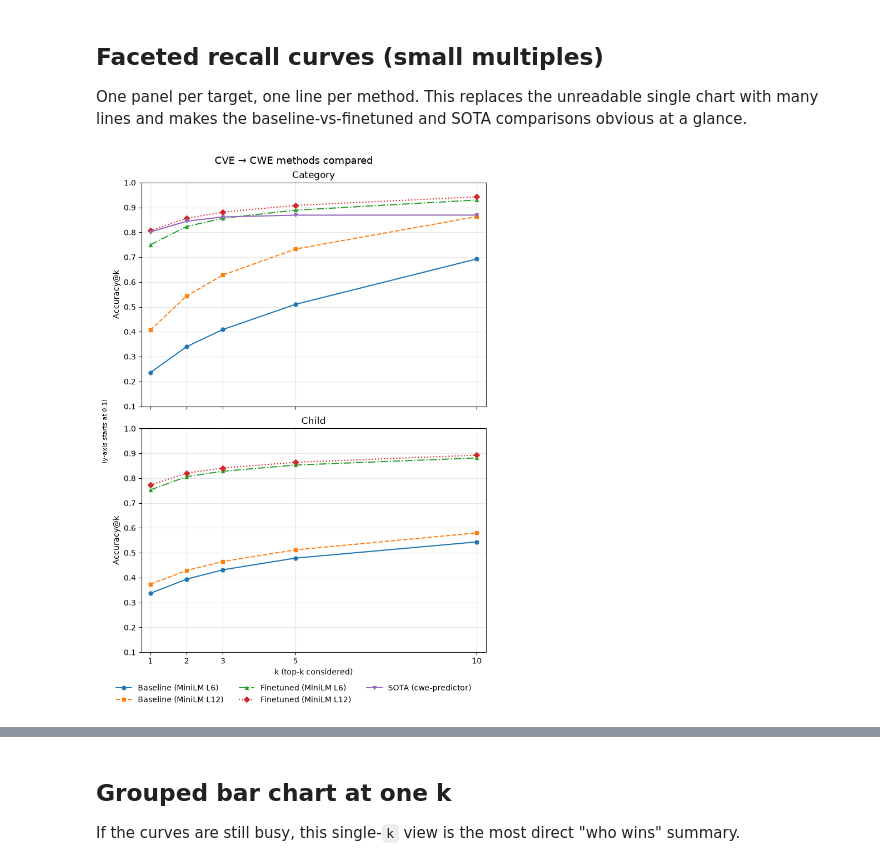
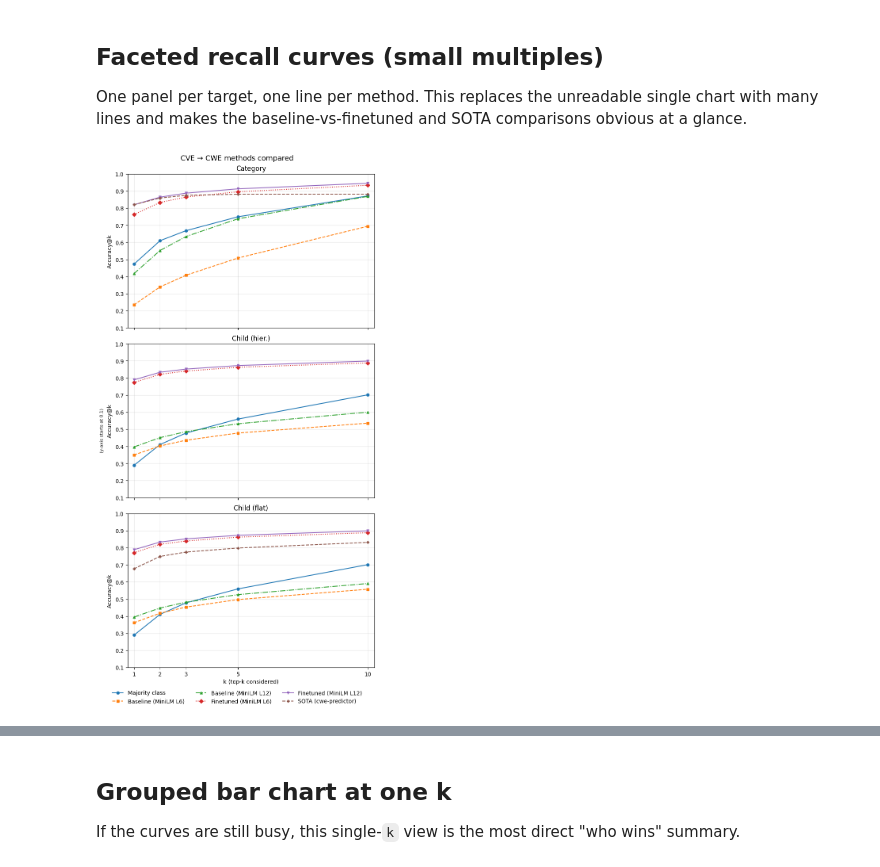
Before and after one commit to regularpooria/CWE_CVE_Mapping, a Jupyter notebook: experiments/model_comparison.ipynb, the cells around one changed output, grey strips where cells are left out. Cells and saved outputs as stored; diff of their text form; code cells hidden in the pictures.

Commit message:
updated model comparison

```diff
--- a/experiments/model_comparison.ipynb
+++ b/experiments/model_comparison.ipynb
@@ -74,7 +74,7 @@ HF_CVE_REPO_ID = "regularpooria/NVD_CVE_699_Dataset"  # pushed by dataset/push_n
 SOTA_MODEL_ID = "mulliken/cwe-predictor"              # state-of-the-art flat classifier
 
 KS = [1, 2, 3, 5, 10]
-BEAM = 100  # categories visited by the hierarchical search
+BEAM = 20  # categories visited by the hierarchical search
 
 # Set to an int (e.g. 5000) for a quick run, or None to use every CVE.
 SAMPLE_SIZE = None
@@ -368,7 +374,7 @@ def evaluate_sota(label, model_id):
     label_ids = resolve_label_ids(model_id, model)
 
     @torch.no_grad()
-    def predict_topk(texts, k=max(KS), batch_size=32, max_length=512):
+    def predict_topk(texts, k=max(KS), batch_size=64, max_length=512):
         order = np.argsort([len(t) for t in texts])
         out = [None] * len(texts)
         for start in tqdm(range(0, len(texts), batch_size)):
@@ -399,6 +405,7 @@ def evaluate_sota(label, model_id):
         "child (hierarchical)": None,  # classifiers have no category stage
         "child (flat)": curves(truths_child, top_children_flat),
         "mrr_flat": mean_reciprocal_rank(truths_child, top_children_flat),
+        "y_pred_child": [row[0] for row in top_children_flat],
     }
 # %% [markdown]
 ## Run every method
@@ -425,5 +432,35 @@ Requirement already satisfied: mdurl~=0.1 in /usr/local/lib/python3.13/dist-pack
 # %%
-results = [evaluate_st_model(label, path) for label, path in ST_METHODS.items()]
+from collections import Counter
+
+
+def evaluate_majority(label="Majority class"):
+    """Trivial baseline: always predict the most frequent category / child ids.
+
+    For recall@k we predict the `k` most frequent ids, so the baseline is
+    meaningful for every k rather than only @1.
+    """
+    def top_ids(truths, k):
+        counts = Counter(c for row in truths for c in row)
+        return [c for c, _ in counts.most_common(k)]
+
+    n = len(CVE)
+    top_cats = top_ids(CVE["true_categories"], max(KS))
+    top_children = top_ids(CVE["true_children"], max(KS))
+
+    truths_cat = CVE["true_categories"]
+    truths_child = CVE["true_children"]
+    return {
+        "method": label,
+        "category": curves(truths_cat, [top_cats] * n),
+        "child (hierarchical)": curves(truths_child, [top_children] * n),
+        "child (flat)": curves(truths_child, [top_children] * n),
+        "mrr_flat": mean_reciprocal_rank(truths_child, [top_children] * n),
+        "y_pred_child": [top_children[0]] * n,
+    }
+
+
+results = [evaluate_majority("Majority class")]
+results += [evaluate_st_model(label, path) for label, path in ST_METHODS.items()]
 results.append(evaluate_sota("SOTA (cwe-predictor)", SOTA_MODEL_ID))
 
 METHOD_ORDER = [r["method"] for r in results]
@@ -465,10 +537,11 @@ METHOD_ORDER = results_df["method"].unique()
 # %%
 import matplotlib.pyplot as plt
 
-METRIC_ORDER = ["category", "child"]
+METRIC_ORDER = ["category", "child (hierarchical)", "child (flat)"]
 METRIC_TITLES = {
     "category": "Category",
-    "child": "Child",
+    "child (hierarchical)": "Child (hier.)",
+    "child (flat)": "Child (flat)",
 }
 
 MARKERS = ["o", "s", "^", "D", "v", "P", "X", "*"]
@@ -482,7 +555,7 @@ lo = plot_df["recall"].min()
 ymin = max(0, (int(lo * 10) - 1) / 10)
 
 fig, axes = plt.subplots(
-    2, 1, figsize=(7, 10), sharex=True, sharey=True, layout="constrained"
+    3, 1, figsize=(7, 14), sharex=True, sharey=True, layout="constrained"
 )
 
 for ax, metric in zip(axes, METRIC_ORDER):
@@ -491,34 +564,34 @@ for ax, metric in zip(axes, METRIC_ORDER):
         g = sub[sub["method"] == method].sort_values("k")
         if g.empty:
             continue
         ax.plot(
             g["k"], g["recall"],
             marker=MARKERS[i % len(MARKERS)],
             linestyle=STYLES[i % len(STYLES)],
             markersize=5, linewidth=1.5, label=method,
         )
     ax.set_title(METRIC_TITLES[metric])
     ax.set_xticks(KS)
     ax.set_xlim(min(KS) - 0.25, max(KS) + 0.25)
     ax.set_ylim(ymin, 1.0)
     ax.set_ylabel("Accuracy@k")
     ax.grid(alpha=0.3)
 
 axes[-1].set_xlabel("k (top-k considered)")   # only the bottom panel needs it
 fig.supylabel(f"(y-axis starts at {ymin:g})", fontsize=8)
 
 handles, labels = axes[0].get_legend_handles_labels()
 fig.legend(
     handles, labels,
     loc="outside lower center",   # wraps into rows below the panels
     ncol=3,                       # entries per row; lower it for a thinner legend
     frameon=False,
 )
 fig.suptitle("CVE → CWE methods compared", fontsize=13)
 
 plt.show()
 # %% [output]
-[figure, old version]
+[figure, new version]
 # %%
 import numpy as np
 import matplotlib.pyplot as plt
```
Also changed, not shown: parts of 18 cells of this notebook, 4 other files.
